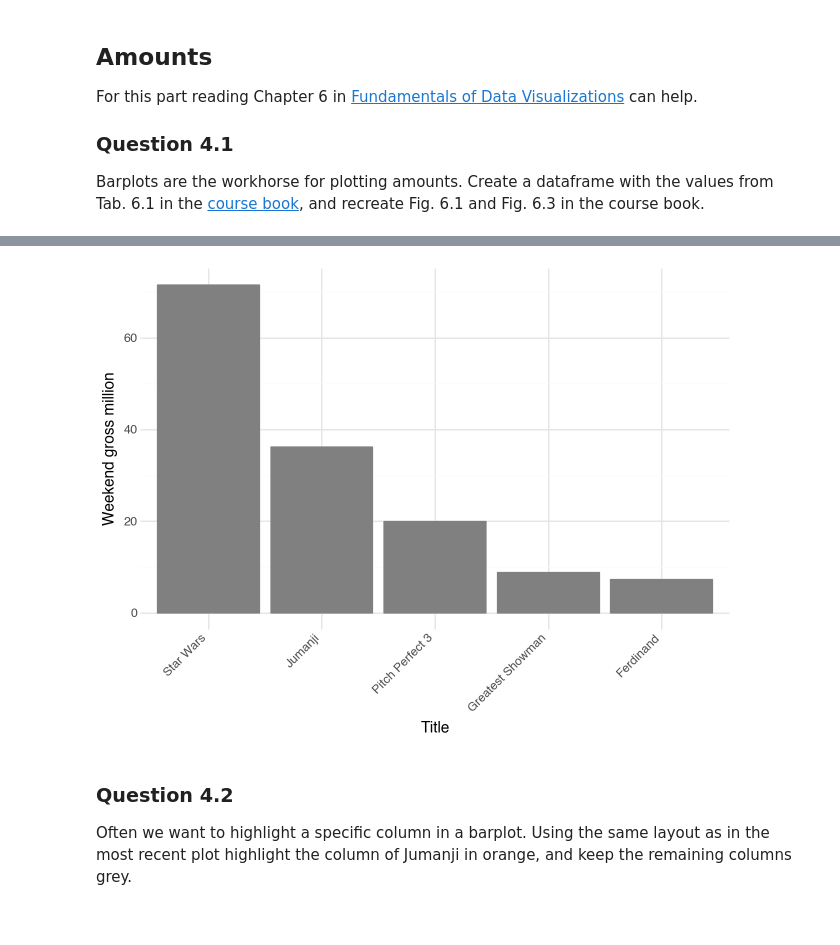
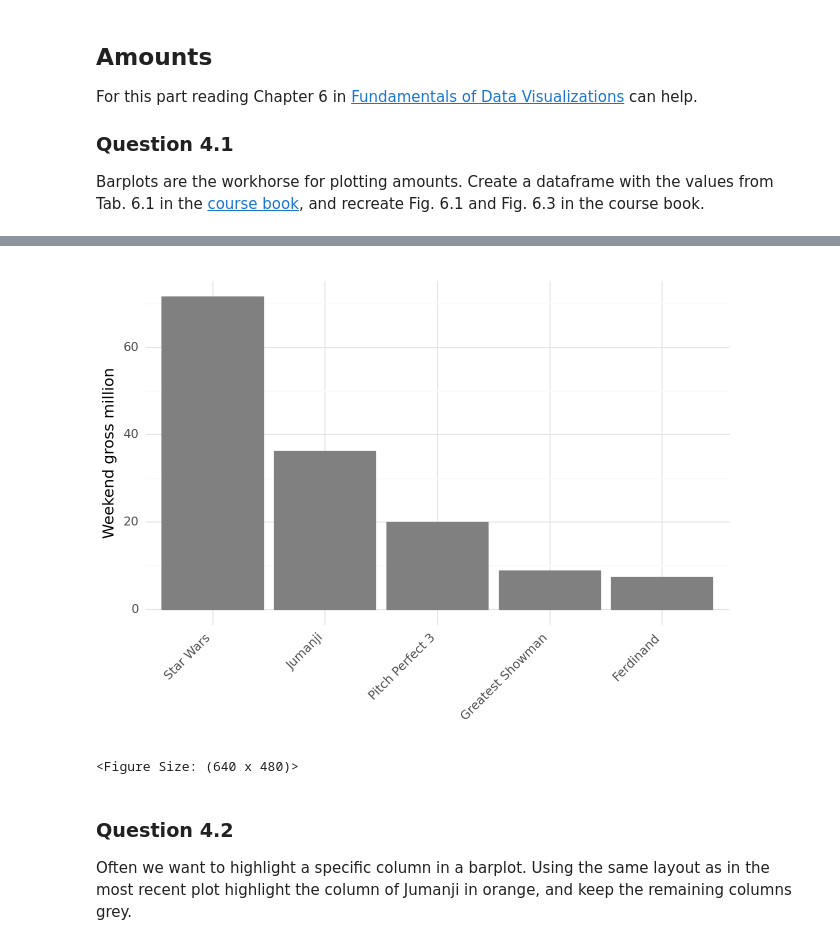
Before and after one commit to ErikDagobert/Scientific-Visualization, a Jupyter notebook: HW1/Homework1_2025.ipynb, the cells around one changed output, grey strips where cells are left out. Saved outputs shown, nothing was run; the diff lists cells and outputs as text; code cells hidden in the pictures.

```diff
--- a/HW1/Homework1_2025.ipynb
+++ b/HW1/Homework1_2025.ipynb
@@ -455,14 +470,16 @@ p9
 # %%
 # Insert code here for Fig. 6.2
 #Yixuan
 p10 = (ggplot(data9, aes(x="Title", y="Weekend gross million"))
     + geom_bar(stat = "identity", position = "dodge", color="grey", fill="grey")
+    + labs(x = "", title = "")
     + theme_minimal()
     + theme(axis_text_x=element_text(rotation=45, hjust=1)))
 p10
 # Remember to print the visual
 # %% [output]
-[figure, old version]
+[figure, new version]
+<Figure Size: (640 x 480)>
 # %% [markdown]
 ### Question 4.2
 
```
Also changed, not shown: parts of 14 cells of this notebook.
